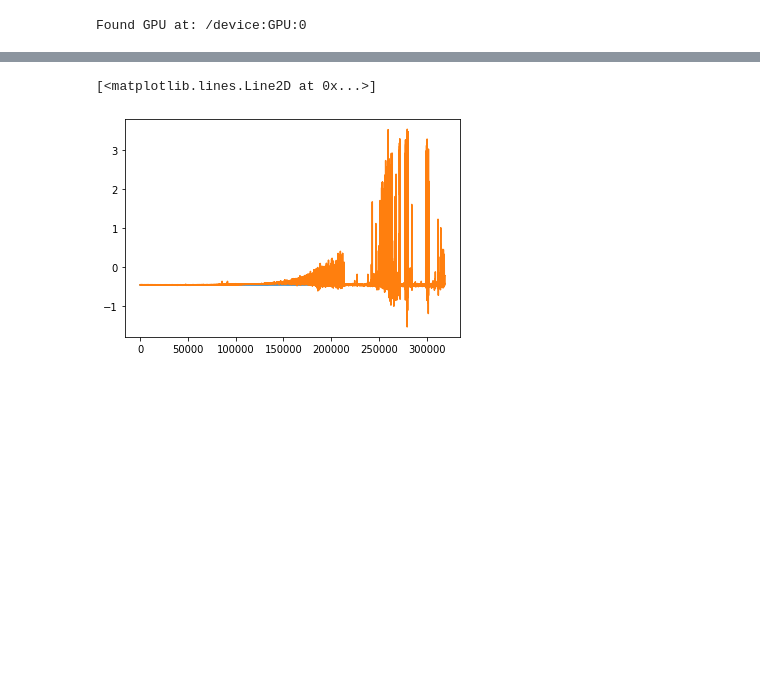
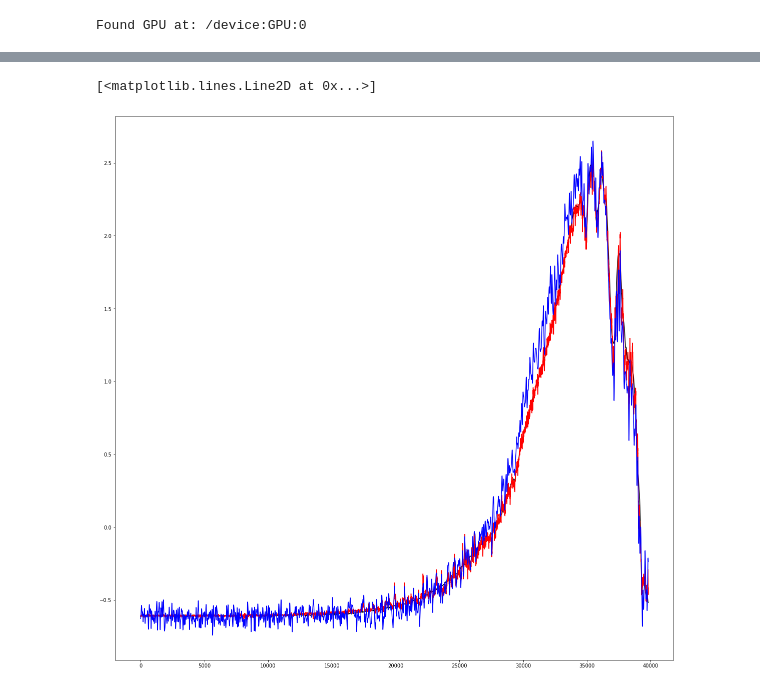
Before and after one commit to Ammon1/Math, a Jupyter notebook: noise_D.ipynb, the cells around one changed output, grey strips where cells are left out. Drawn from its saved outputs; the diff is of its cells as text; code cells hidden in the pictures; blank space fills up the shorter version.

```diff
--- a/noise_D.ipynb
+++ b/noise_D.ipynb
@@ -99 +219,4 @@ X=np.vstack((X_0,X_1,X_2,X_3,X_4,X_5,X_8,X_9,X_10))
+# %%
+X_fin=np.vstack((X,X1,X2,X3,X4))
+Y_fin=np.hstack((Y,Y1,Y2,Y3,Y4))
 # %%
@@ -279,3 +227,0 @@ X3=np.transpose(X3)
-# %%
-X_fin=np.vstack((X,X1,X2,X3))
-Y_fin=np.hstack((Y/60,Y1,Y2,Y3))
@@ -299,3 +252,3 @@ Y_fin=scalerY.fit_transform(Y_fin)
 # %%
-X_train,y_train=X_fin[:9*Y_0.shape[0],:],Y_fin[:9*Y_0.shape[0]]
-X_test,y_test=X_fin[9*Y_0.shape[0]:10*Y_0.shape[0],:],Y_fin[9*Y_0.shape[0]:10*Y_0.shape[0]]
+X_train,y_train=X_fin[:24*Y_0.shape[0],:],Y_fin[:24*Y_0.shape[0]]
+X_test,y_test=X_fin[24*Y_0.shape[0]:25*Y_0.shape[0],:],Y_fin[24*Y_0.shape[0]:25*Y_0.shape[0]]
@@ -340,16 +375,18 @@ optimizer =tf.keras.optimizers.RMSprop(
     learning_rate=0.0001, rho=0.9, momentum=0.0, epsilon=1e-07, centered=True,
     name='RMSprop',)
 model = Sequential()
-model.add(Dense(128, input_dim=9,activation='relu',kernel_initializer='he_uniform'))#dim
+model.add(Dense(128, input_dim=11,activation='relu',kernel_initializer='he_uniform'))#dim
 model.add(Dense(64, activation='relu'))
 model.add(Dense(42, activation='relu'))
 model.add(Dense(21, activation='relu'))
 model.add(Dense(1, activation='linear'))
 model.compile(loss='mse', optimizer=optimizer, metrics=['mse','mae'])
-history=model.fit(X_train, y_train, validation_data=(X_test, y_test),epochs=100, batch_size=1000,verbose=2)
+history=model.fit(X_train, y_train, validation_data=(X_test, y_test),epochs=300, batch_size=1000,verbose=2)
 plt.plot(history.history['mse'])
 plt.plot(history.history['loss'],label='train')
 plt.plot(history.history['val_loss'],label='val')
+plt.ylim(0.0001,0.02)
+plt.yscale('log')
 plt.legend()
 plt.show()
 # %% [output]
@@ -381,8 +428,9 @@ y_predict=model.predict(X_test)
 # %%
-plt.plot(y_test)
-plt.plot(y_predict)
-#plt.plot(X_test[:,0])
+plt.figure(figsize=(20,20))
+plt.plot(y_test,color='black')
+plt.plot(y_predict,color='red')
+plt.plot(X_test[:,0],color='blue')
 #plt.ylim(-0.5,0)
 # %% [output]
 [<matplotlib.lines.Line2D at 0x...>]
-[figure, old version]
+[figure, new version]
```
Also changed, not shown: parts of 48 cells of this notebook.
